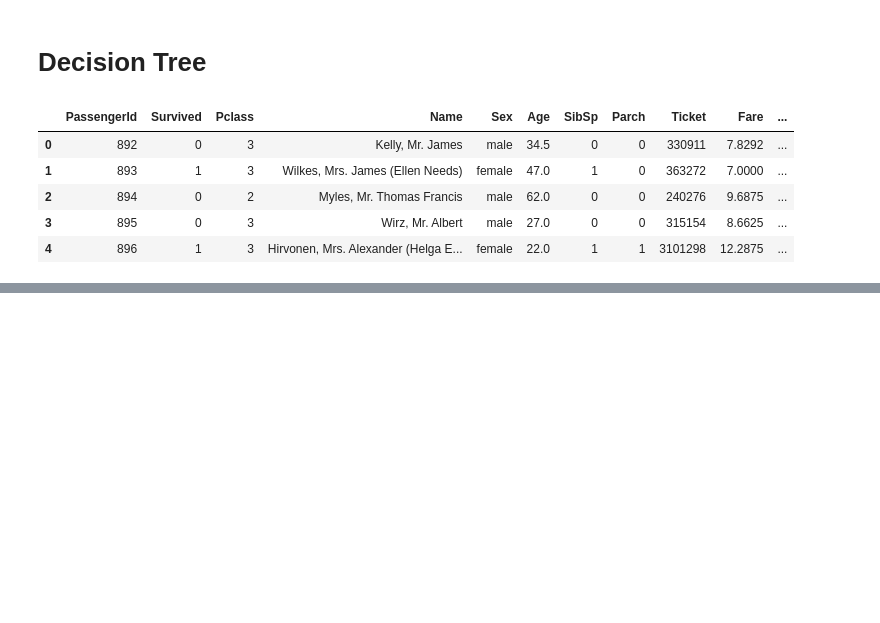
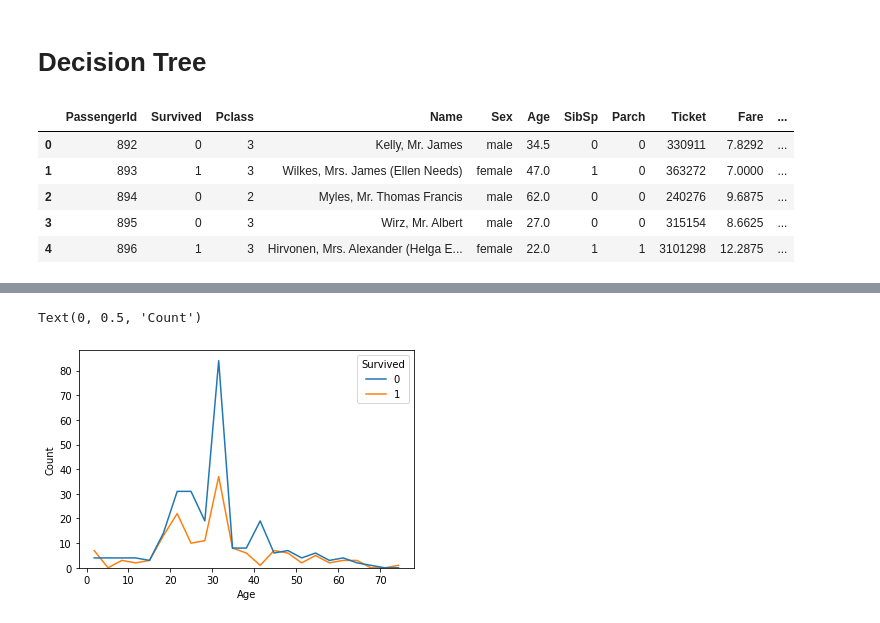
Before and after one commit to JatinderMalhi/machinelearning, a Jupyter notebook: machineLearning.ipynb, the cells around one changed output, grey strips where cells are left out. Saved outputs shown, nothing was run; the diff lists cells and outputs as text; code cells hidden in the pictures; blank space fills up the shorter version.

```diff
--- a/machineLearning.ipynb
+++ b/machineLearning.ipynb
@@ -477,0 +513,5 @@ titandf.head()
+# %%
+print('Average age: ', math.floor(titandf['Age'].mean()))
+titandf['Age'] = titandf['Age'].fillna(math.floor(titandf['Age'].mean()))
+titandf['Fare'] = titandf['Fare'].fillna(0)
+titandf.groupby('Survived').mean()
@@ -477,0 +524,7 @@ titandf.head()
+# %%
+sns.histplot(data= titandf, x = 'Age', hue= 'Survived', element='poly', fill=False)
+plt.xlabel('Age')
+plt.ylabel('Count')
+# %% [output]
+Text(0, 0.5, 'Count')
+[figure, added]
```
Also changed, not shown: parts of 15 cells of this notebook.
